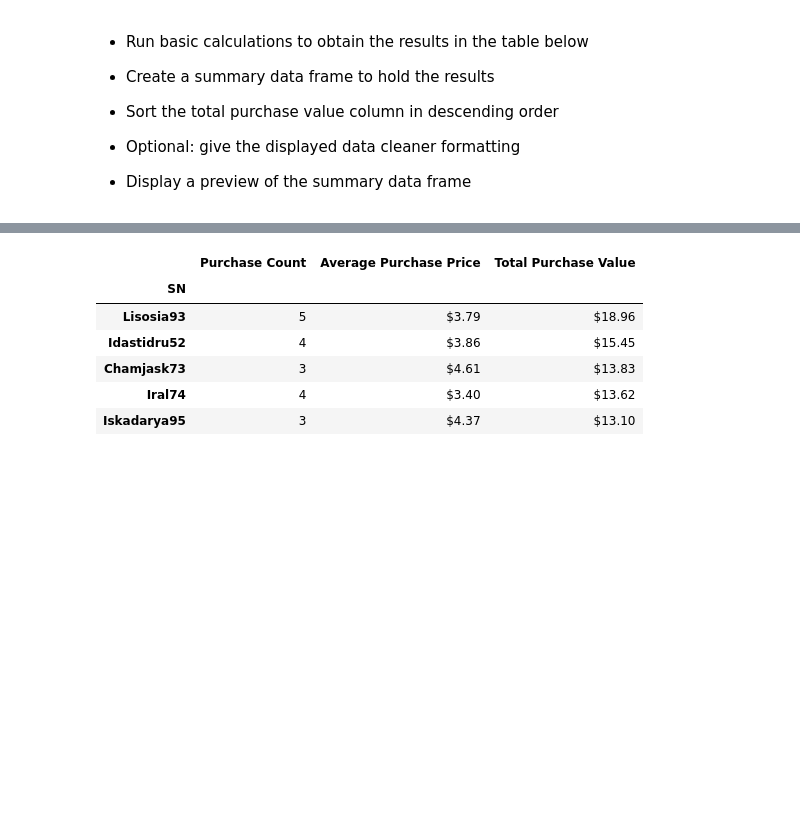
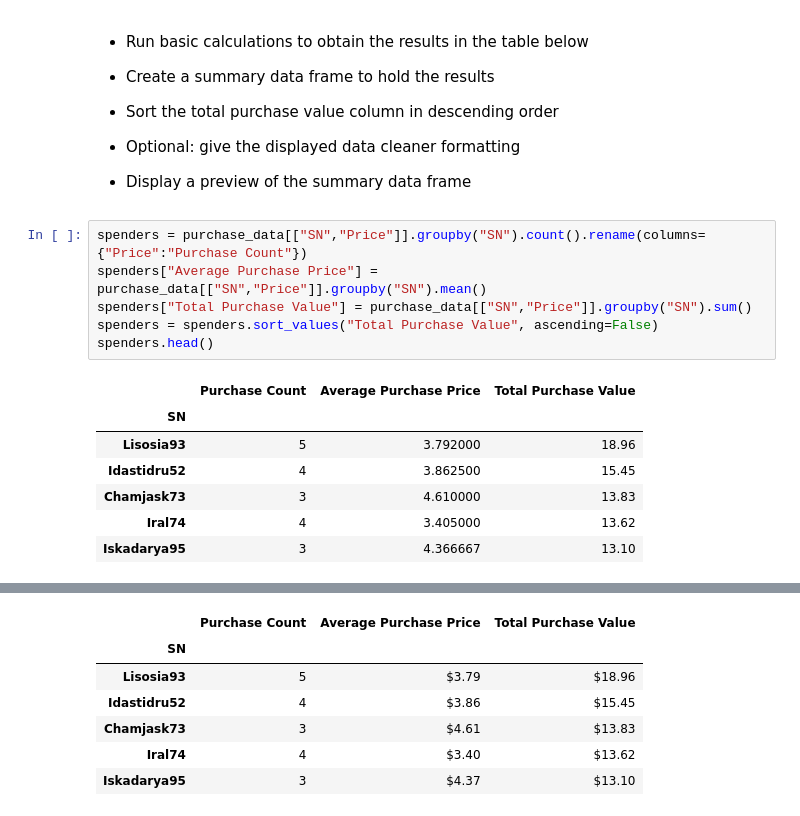
Before and after one commit to githotirado/pandas-challenge, a Jupyter notebook: HeroesOfPymoli/HeroesOfPymoli_starter.ipynb, the cells around one changed output, grey strips where cells are left out. Drawn from its saved outputs; the diff is of its cells as text; blank space fills up the shorter version.

Commit message:
Top spenders calculation

```diff
--- a/HeroesOfPymoli/HeroesOfPymoli_starter.ipynb
+++ b/HeroesOfPymoli/HeroesOfPymoli_starter.ipynb
@@ -408,3 +408,17 @@ analysis_age
 
 
 * Display a preview of the summary data frame
+# %%
+spenders = purchase_data[["SN","Price"]].groupby("SN").count().rename(columns={"Price":"Purchase Count"})
+spenders["Average Purchase Price"] = purchase_data[["SN","Price"]].groupby("SN").mean()
+spenders["Total Purchase Value"] = purchase_data[["SN","Price"]].groupby("SN").sum()
+spenders = spenders.sort_values("Total Purchase Value", ascending=False)
+spenders.head()
+# %% [output]
+|  | Purchase Count | Average Purchase Price | Total Purchase Value |
+| SN |  |  |  |
+| Lisosia93 | 5 | 3.792000 | 18.96 |
+| Idastidru52 | 4 | 3.862500 | 15.45 |
+| Chamjask73 | 3 | 4.610000 | 13.83 |
+| Iral74 | 4 | 3.405000 | 13.62 |
+| Iskadarya95 | 3 | 4.366667 | 13.10 |
```
Also changed, not shown: parts of 1 cell of this notebook.
